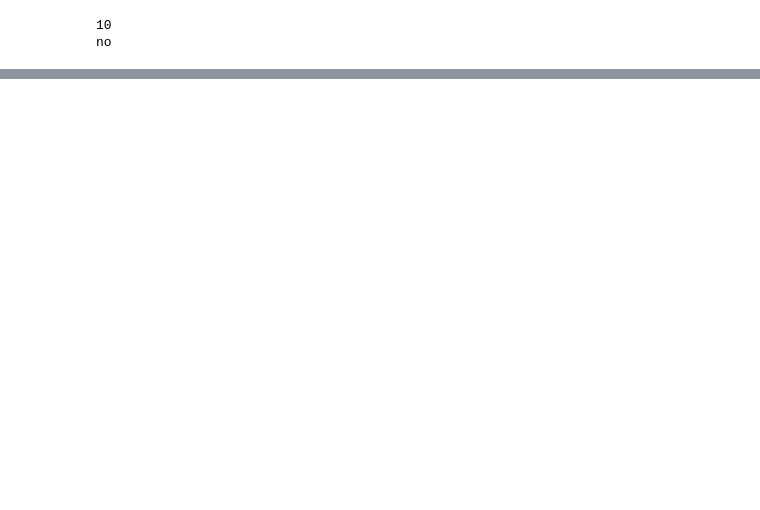
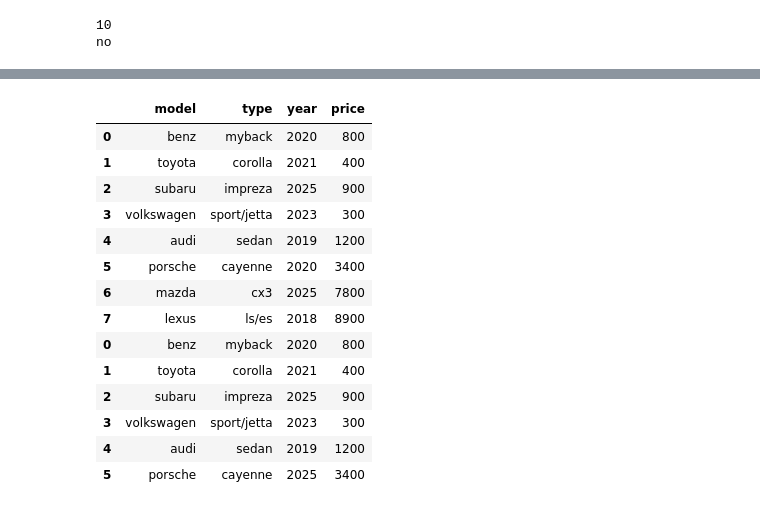
Before and after one commit to Christie-2/Christie-2, a Jupyter notebook: Python_zero_to_hero.ipynb, the cells around one changed output, grey strips where cells are left out. Cells and saved outputs as stored; diff of their text form; code cells hidden in the pictures; blank space fills up the shorter version.

```diff
--- a/Python_zero_to_hero.ipynb
+++ b/Python_zero_to_hero.ipynb
@@ -25,0 +48,17 @@ FileNotFoundError: [Errno 2] No such file or directory: 'Python zero to hero'
+# %%
+#Creating data frame
+import pandas as pd
+data=pd.DataFrame({
+    'model':['benz','toyota','subaru','volkswagen','audi','porsche','mazda','lexus'],
+    'type':['myback','corolla','impreza','sport/jetta','sedan','cayenne','cx3','ls/es'],
+    'year':[2020,2021,2025,2023,2019,2020,2025,2018],
+    'price':[800,400,900,300,1200,3400,7800,8900]})
+
+data2=pd.DataFrame({
+    'model':['benz','toyota','subaru','volkswagen','audi','porsche'],
+    'type':['myback','corolla','impreza','sport/jetta','sedan','cayenne'],
+    'year':[2020,2021,2025,2023,2019,2025],
+    'price':[800,400,900,300,1200,3400]})
+data2
+
+data
@@ -25,0 +110,19 @@ FileNotFoundError: [Errno 2] No such file or directory: 'Python zero to hero'
+# %%
+concat=pd.concat([data,data2])
+concat
+# %% [output]
+|  | model | type | year | price |
+| 0 | benz | myback | 2020 | 800 |
+| 1 | toyota | corolla | 2021 | 400 |
+| 2 | subaru | impreza | 2025 | 900 |
+| 3 | volkswagen | sport/jetta | 2023 | 300 |
+| 4 | audi | sedan | 2019 | 1200 |
+| 5 | porsche | cayenne | 2020 | 3400 |
+| 6 | mazda | cx3 | 2025 | 7800 |
+| 7 | lexus | ls/es | 2018 | 8900 |
+| 0 | benz | myback | 2020 | 800 |
+| 1 | toyota | corolla | 2021 | 400 |
+| 2 | subaru | impreza | 2025 | 900 |
+| 3 | volkswagen | sport/jetta | 2023 | 300 |
+| 4 | audi | sedan | 2019 | 1200 |
+| 5 | porsche | cayenne | 2025 | 3400 |
```
Also changed, not shown: parts of 6 cells of this notebook.
